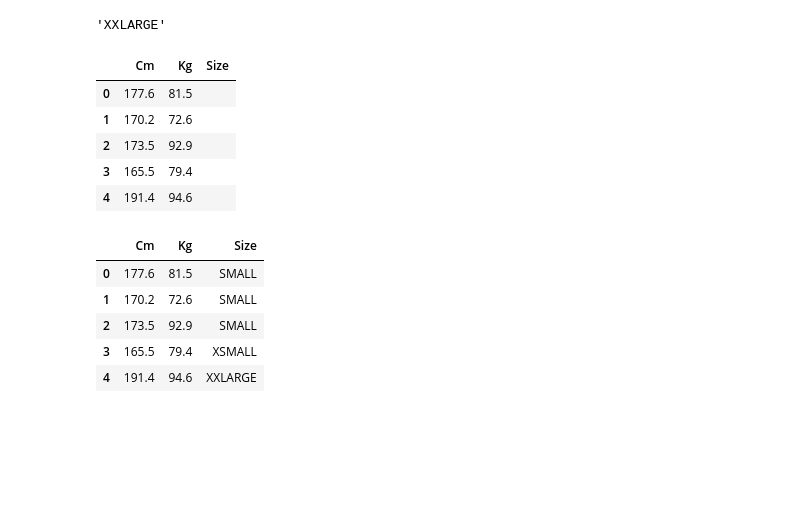
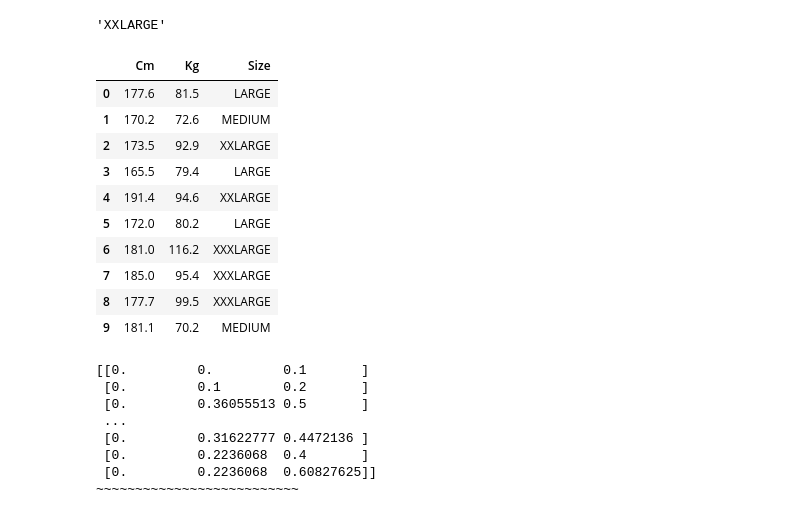
Before and after one commit to ViceSyndicate/Big_data, a Jupyter notebook: test_plots/test_plots.ipynb, the cells around one changed output. Saved outputs shown, nothing was run; the diff lists cells and outputs as text; code cells hidden in the pictures; blank space fills up the shorter version.

```diff
--- a/test_plots/test_plots.ipynb
+++ b/test_plots/test_plots.ipynb
@@ -60,10 +79,15 @@ class Size:
 
 
 class Person:
-    def __init__(self, weight, height):
+    def __init__(self, weight, height, *args):
         self.weight = weight
         self.height = height
-        self.Size = Size.xs if height <= 169 else Size.s if height <= 178 else Size.m if height <=182 else Size.l if height <= 186 else Size.xl if height <= 190 else Size.xxl if height <= 194 else Size.xxxl
+
+        #self.chestbreadth = args.chestbreadth
+        #self.waistbreadth = args.waistbreadth
+        #self.hipbreadth = args.hipbreadth
+
+        self.size = Size.xs if (height <= 169) & (weight <= 55) else Size.s if (height <= 178) & (weight <= 65) else Size.m if (height <= 182) & (weight <= 75) else Size.l if (height <= 186) & (weight <= 85) else Size.xl if (height <= 190) & (weight <= 90) else Size.xxl if (height <= 194) & (weight <= 95) else Size.xxxl
 # %%
 people = []
 
@@ -96,26 +106,51 @@ people[4].Size
 # %% [output]
 'XXLARGE'
-# %%
-weight_height_male_df.head()
-# %% [output]
-|  | Cm | Kg | Size |
-| 0 | 177.6 | 81.5 |  |
-| 1 | 170.2 | 72.6 |  |
-| 2 | 173.5 | 92.9 |  |
-| 3 | 165.5 | 79.4 |  |
-| 4 | 191.4 | 94.6 |  |
 # %%
 everyones_size = []
 for person in people:
-    everyones_size.append(person.Size)
+    everyones_size.append(person.size)
 
 weight_height_male_df['Size'] = everyones_size
-# %%
-weight_height_male_df.head()
-# %% [output]
-|  | Cm | Kg | Size |
-| 0 | 177.6 | 81.5 | SMALL |
-| 1 | 170.2 | 72.6 | SMALL |
-| 2 | 173.5 | 92.9 | SMALL |
-| 3 | 165.5 | 79.4 | XSMALL |
-| 4 | 191.4 | 94.6 | XXLARGE |
+# %%
+weight_height_male_df.head()
+small_df = weight_height_male_df.head(10)
+small_df.head(10)
+# %% [output]
+|  | Cm | Kg | Size |
+| 0 | 177.6 | 81.5 | LARGE |
+| 1 | 170.2 | 72.6 | MEDIUM |
+| 2 | 173.5 | 92.9 | XXLARGE |
+| 3 | 165.5 | 79.4 | LARGE |
+| 4 | 191.4 | 94.6 | XXLARGE |
+| 5 | 172.0 | 80.2 | LARGE |
+| 6 | 181.0 | 116.2 | XXXLARGE |
+| 7 | 185.0 | 95.4 | XXXLARGE |
+| 8 | 177.7 | 99.5 | XXXLARGE |
+| 9 | 181.1 | 70.2 | MEDIUM |
+# %%
+from sklearn.neighbors import NearestNeighbors
+
+arr_of_ars_of_measurements = []
+for person in people:
+    measurements = [person.weight, person.height]
+    arr_of_ars_of_measurements.append(measurements)
+
+#https://scikit-learn.org/stable/modules/neighbors.html#classification
+# 1.6.1. Unsupervised Nearest Neighbors
+# x =  arr_of_ars_of_measurements
+
+neighbours = NearestNeighbors(n_neighbors=3, radius=0.2).fit(arr_of_ars_of_measurements)
+distances, indices = neighbours.kneighbors(arr_of_ars_of_measurements)
+
+print(distances)
+print('~~~~~~~~~~~~~~~~~~~~~~~~~~')
+#print(indices)
+# %% [output]
+[[0.         0.         0.1       ]
+ [0.         0.1        0.2       ]
+ [0.         0.36055513 0.5       ]
+ ...
+ [0.         0.31622777 0.4472136 ]
+ [0.         0.2236068  0.4       ]
+ [0.         0.2236068  0.60827625]]
+~~~~~~~~~~~~~~~~~~~~~~~~~~
```
Also changed, not shown: parts of 12 cells of this notebook, 2 other files.
